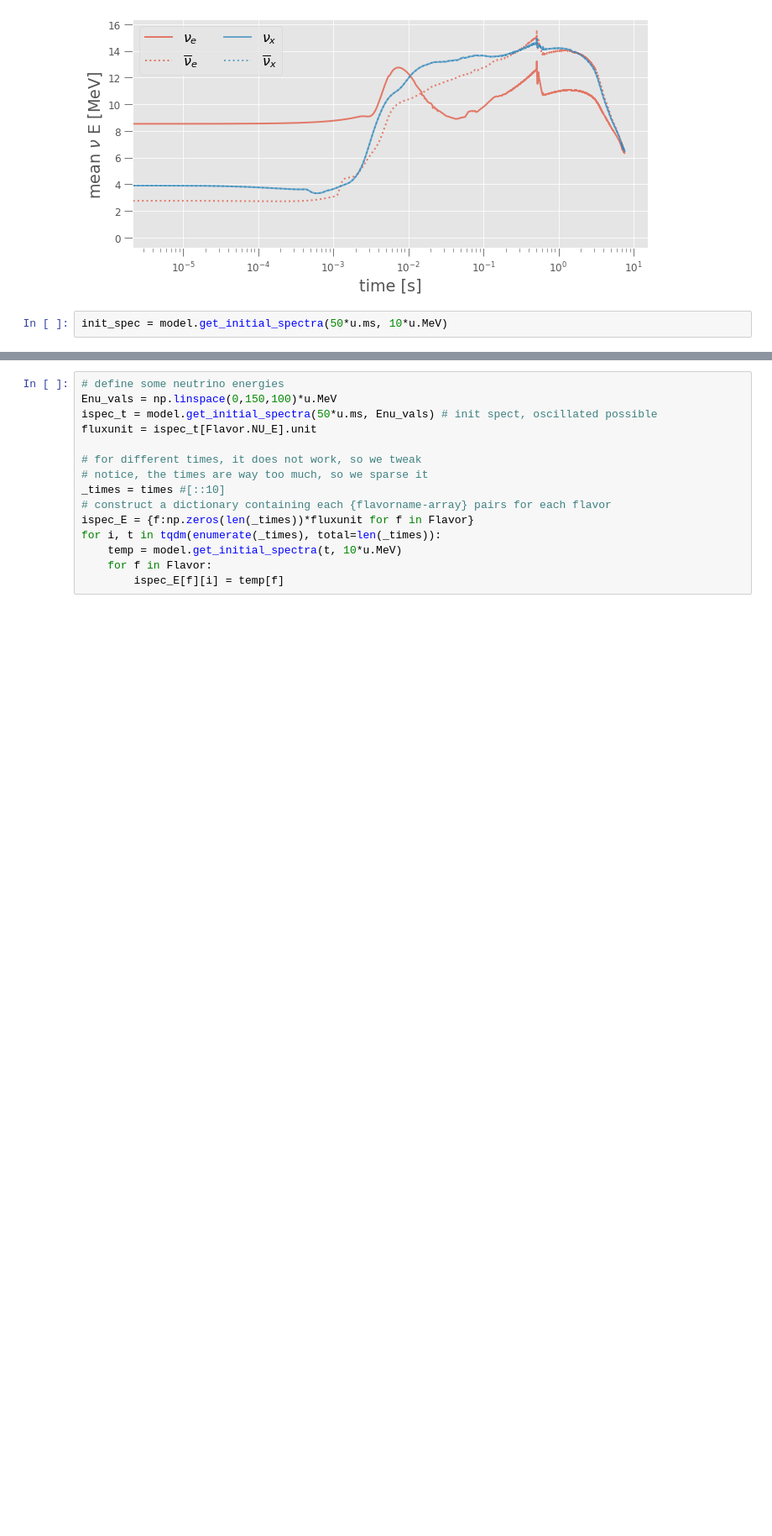
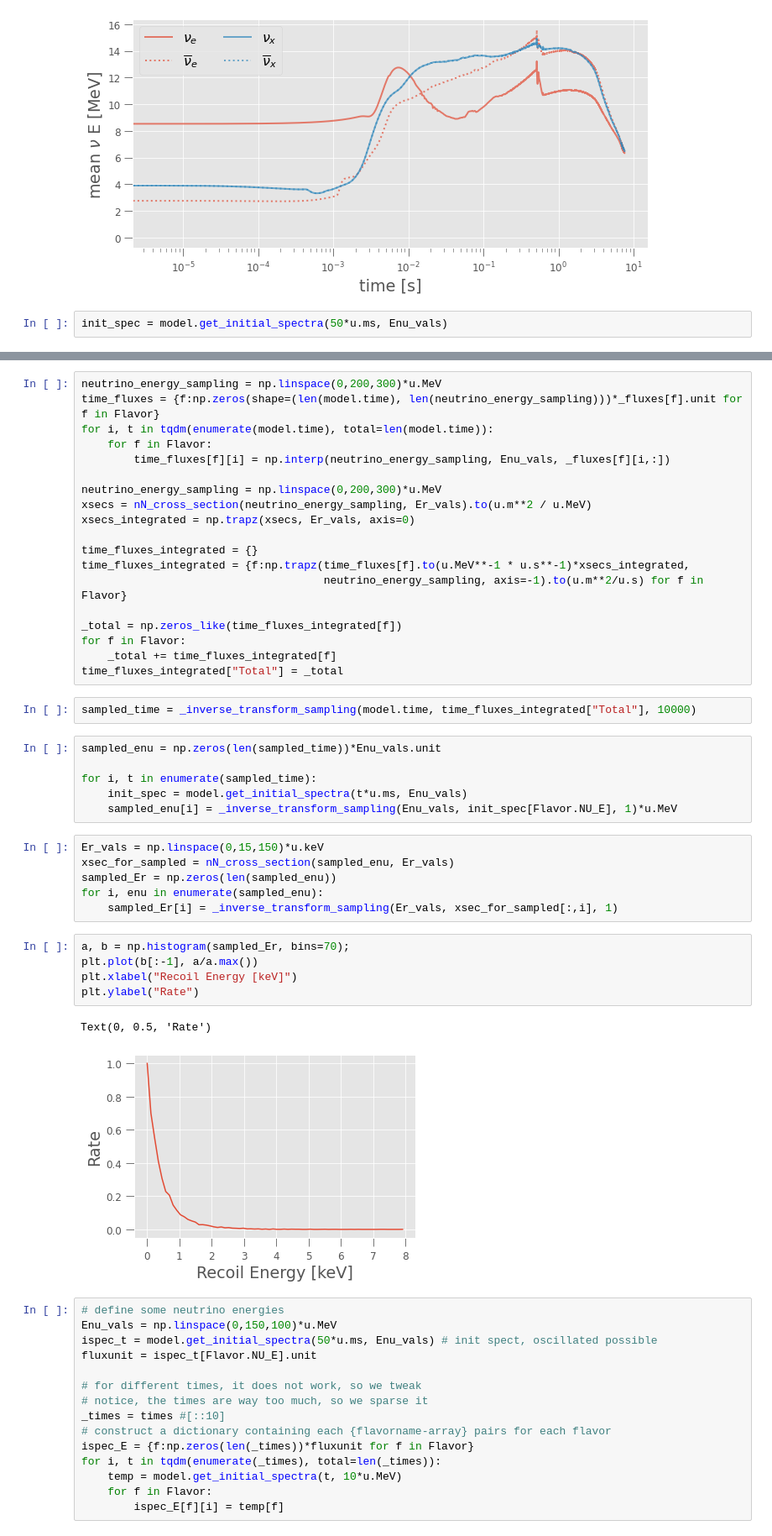
Before and after one commit to XENONnT/multimessenger, a Jupyter notebook: notebooks/SNAX2-staged_sampling.ipynb, the cells around one changed output, grey strips where cells are left out. Shown: that part at 84% size. Cells and saved outputs as stored; diff of their text form; blank space fills up the shorter version.

```diff
--- a/notebooks/SNAX2-staged_sampling.ipynb
+++ b/notebooks/SNAX2-staged_sampling.ipynb
@@ -180,4 +180,4 @@ ax.set(ylabel=r'mean $\nu$ E [MeV]', xlabel='time [s]');
 # %% [output]
 [figure]
 # %%
-init_spec = model.get_initial_spectra(50*u.ms, 10*u.MeV)
+init_spec = model.get_initial_spectra(50*u.ms, Enu_vals)
@@ -184,3 +237,44 @@ init_spec = model.get_initial_spectra(50*u.ms, 10*u.MeV)
+# %%
+neutrino_energy_sampling = np.linspace(0,200,300)*u.MeV
+time_fluxes = {f:np.zeros(shape=(len(model.time), len(neutrino_energy_sampling)))*_fluxes[f].unit for f in Flavor}
+for i, t in tqdm(enumerate(model.time), total=len(model.time)):
+    for f in Flavor:
+        time_fluxes[f][i] = np.interp(neutrino_energy_sampling, Enu_vals, _fluxes[f][i,:])
+
+neutrino_energy_sampling = np.linspace(0,200,300)*u.MeV
+xsecs = nN_cross_section(neutrino_energy_sampling, Er_vals).to(u.m**2 / u.MeV)
+xsecs_integrated = np.trapz(xsecs, Er_vals, axis=0)
+
+time_fluxes_integrated = {}
+time_fluxes_integrated = {f:np.trapz(time_fluxes[f].to(u.MeV**-1 * u.s**-1)*xsecs_integrated,
+                                     neutrino_energy_sampling, axis=-1).to(u.m**2/u.s) for f in Flavor}
+
+_total = np.zeros_like(time_fluxes_integrated[f])
+for f in Flavor:
+    _total += time_fluxes_integrated[f]
+time_fluxes_integrated["Total"] = _total
+# %%
+sampled_time = _inverse_transform_sampling(model.time, time_fluxes_integrated["Total"], 10000)
+# %%
+sampled_enu = np.zeros(len(sampled_time))*Enu_vals.unit
+
+for i, t in enumerate(sampled_time):
+    init_spec = model.get_initial_spectra(t*u.ms, Enu_vals)
+    sampled_enu[i] = _inverse_transform_sampling(Enu_vals, init_spec[Flavor.NU_E], 1)*u.MeV
+# %%
+Er_vals = np.linspace(0,15,150)*u.keV
+xsec_for_sampled = nN_cross_section(sampled_enu, Er_vals)
+sampled_Er = np.zeros(len(sampled_enu))
+for i, enu in enumerate(sampled_enu):
+    sampled_Er[i] = _inverse_transform_sampling(Er_vals, xsec_for_sampled[:,i], 1)
+# %%
+a, b = np.histogram(sampled_Er, bins=70);
+plt.plot(b[:-1], a/a.max())
+plt.xlabel("Recoil Energy [keV]")
+plt.ylabel("Rate")
+# %% [output]
+Text(0, 0.5, 'Rate')
+[figure, added]
 # %%
 # define some neutrino energies
 Enu_vals = np.linspace(0,150,100)*u.MeV
```
Also changed, not shown: parts of 28 cells of this notebook.
